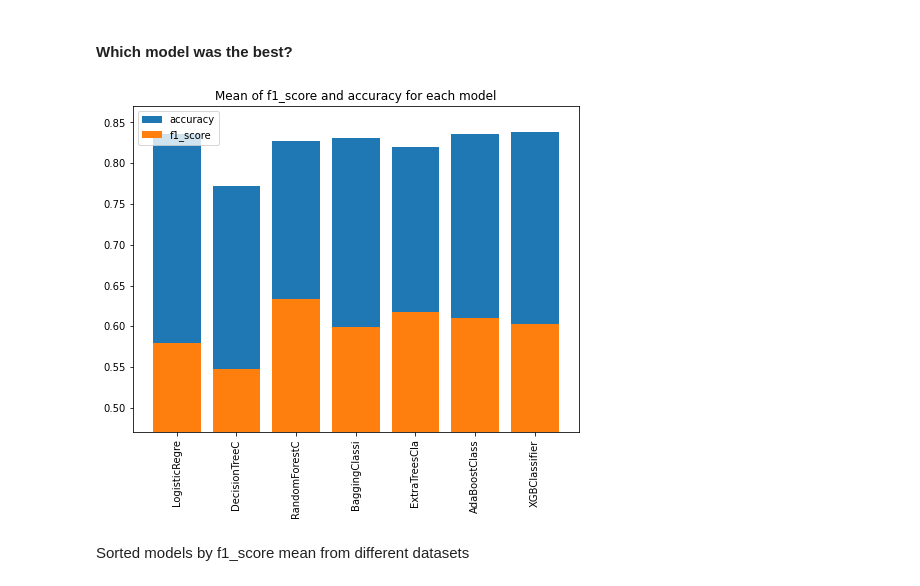
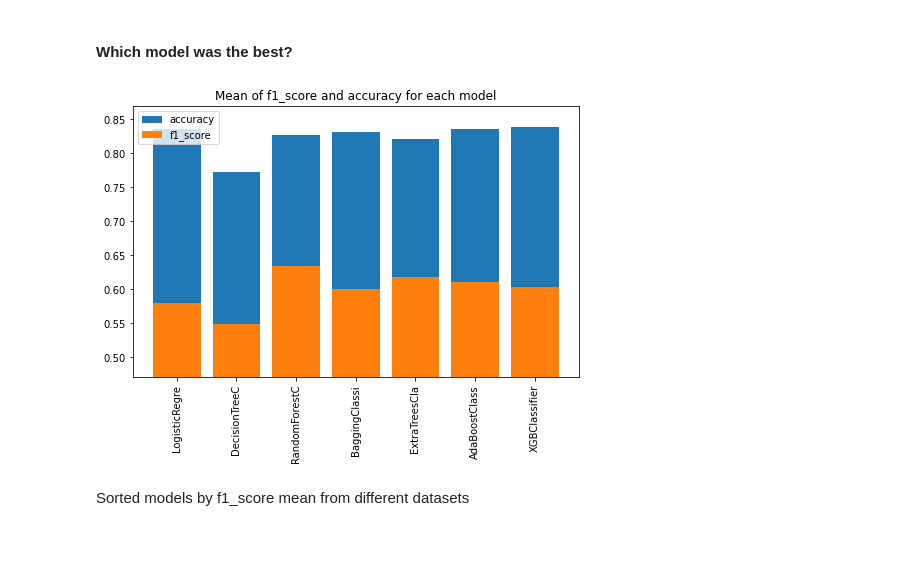
Before and after one commit to KatarzynaKow/Rain_prediction, a Jupyter notebook: Rain_prediction.ipynb, the cells around one changed output. Saved outputs shown, nothing was run; the diff lists cells and outputs as text; code cells hidden in the pictures; blank space fills up the shorter version.

```diff
--- a/Rain_prediction.ipynb
+++ b/Rain_prediction.ipynb
@@ -1603,21 +1603,21 @@ Name: size_test, dtype: int64
 # %%
 f = np.array([])
 ac = np.array([])
 nam = np.array([])
 for i in all_scores.model.unique():
     f = np.append(f, (all_scores.f1_score[all_scores.model == i].mean()))
     ac = np.append(ac, (all_scores.accuracy[all_scores.model == i].mean()))
     nam = np.append(nam, ((f'{i}')[:13]))
-plt.figure(figsize=(8,6))
+plt.figure(figsize=(8,5))
 plt.bar(nam, ac, label = 'accuracy')
 plt.bar(nam, f, label = 'f1_score')
 plt.ylim(0.47,0.87)
 plt.xticks(rotation = 90)
 plt.legend()
 plt.title('Mean of f1_score and accuracy for each model')
 plt.show()
 # %% [output]
-[figure, old version]
+[figure, new version]
 # %% [markdown]
 Sorted models by f1_score mean from different datasets
 # %%
```
Also changed, not shown: parts of 33 cells of this notebook.
